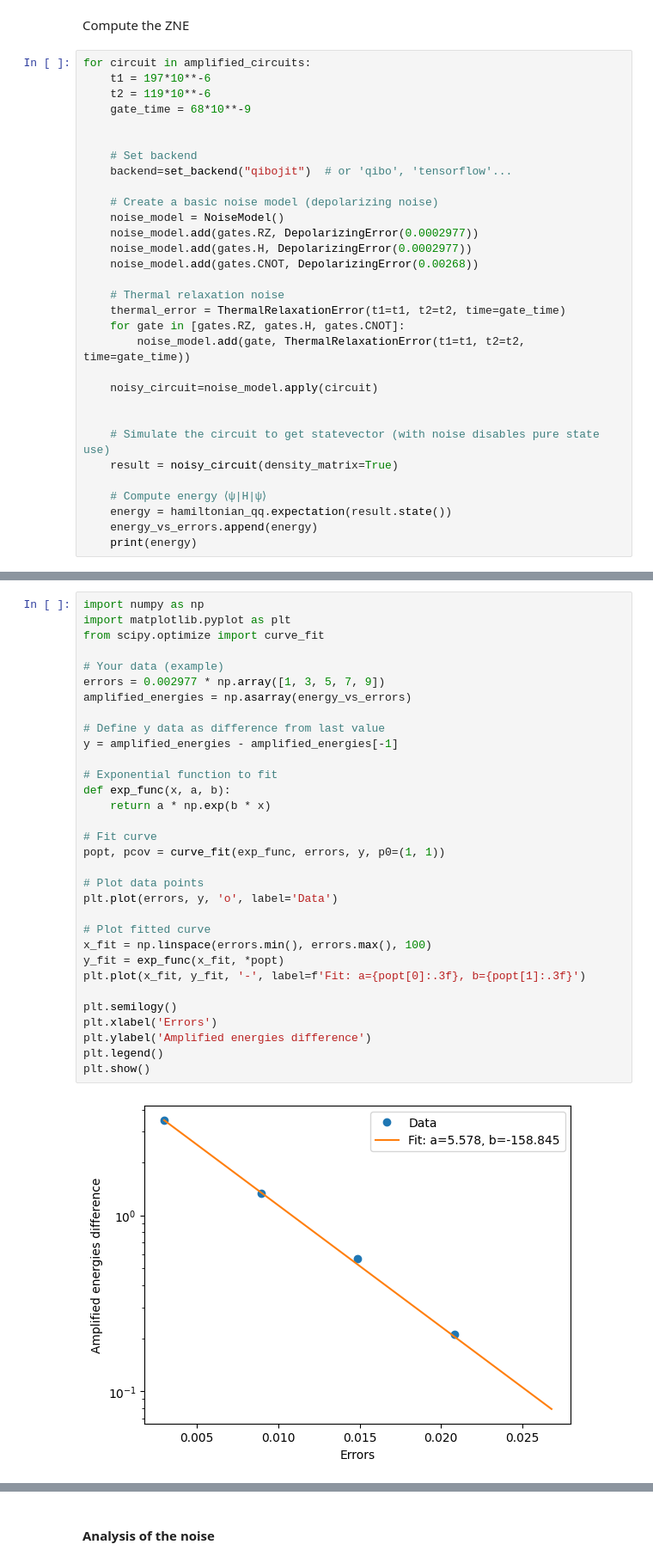
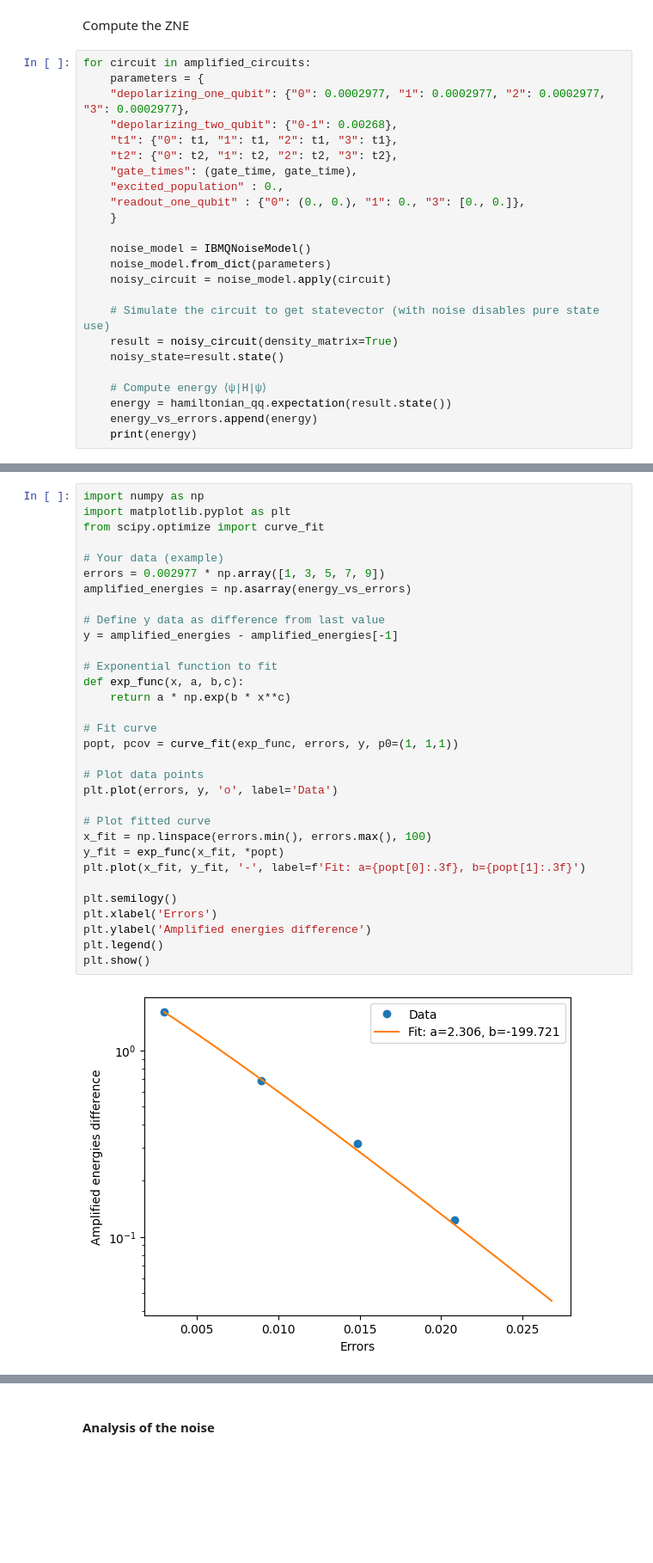
Before and after one commit to emacosta95/2nd_qa4nsm, a Jupyter notebook: ImplementationQibo.ipynb, the cells around one changed output, grey strips where cells are left out. Shown at 86% size. Cells and saved outputs as stored; diff of their text form; blank space fills up the shorter version.

```diff
--- a/ImplementationQibo.ipynb
+++ b/ImplementationQibo.ipynb
@@ -371,30 +409,23 @@ print(energy)
 Compute the ZNE
 # %%
 for circuit in amplified_circuits:
-    t1 = 197*10**-6
-    t2 = 119*10**-6
-    gate_time = 68*10**-9
+    parameters = {
+    "depolarizing_one_qubit": {"0": 0.0002977, "1": 0.0002977, "2": 0.0002977, "3": 0.0002977},
+    "depolarizing_two_qubit": {"0-1": 0.00268},
+    "t1": {"0": t1, "1": t1, "2": t1, "3": t1},
+    "t2": {"0": t2, "1": t2, "2": t2, "3": t2},
+    "gate_times": (gate_time, gate_time),
+    "excited_population" : 0.,
+    "readout_one_qubit" : {"0": (0., 0.), "1": 0., "3": [0., 0.]},
+    }
 
-
-    # Set backend
-    backend=set_backend("qibojit")  # or 'qibo', 'tensorflow'...
-
-    # Create a basic noise model (depolarizing noise)
-    noise_model = NoiseModel()
-    noise_model.add(gates.RZ, DepolarizingError(0.0002977))
-    noise_model.add(gates.H, DepolarizingError(0.0002977))
-    noise_model.add(gates.CNOT, DepolarizingError(0.00268))
-
-    # Thermal relaxation noise
-    thermal_error = ThermalRelaxationError(t1=t1, t2=t2, time=gate_time)
-    for gate in [gates.RZ, gates.H, gates.CNOT]:
-        noise_model.add(gate, ThermalRelaxationError(t1=t1, t2=t2, time=gate_time))
-
-    noisy_circuit=noise_model.apply(circuit)
-
+    noise_model = IBMQNoiseModel()
+    noise_model.from_dict(parameters)
+    noisy_circuit = noise_model.apply(circuit)
 
     # Simulate the circuit to get statevector (with noise disables pure state use)
     result = noisy_circuit(density_matrix=True)
+    noisy_state=result.state()
 
     # Compute energy ⟨ψ|H|ψ⟩
     energy = hamiltonian_qq.expectation(result.state())
@@ -406,35 +439,35 @@ SystemError: CPUDispatcher(<function multicontrol_apply_x_kernel at 0x...>) retu
 # %%
 import numpy as np
 import matplotlib.pyplot as plt
 from scipy.optimize import curve_fit
 
 # Your data (example)
 errors = 0.002977 * np.array([1, 3, 5, 7, 9])
 amplified_energies = np.asarray(energy_vs_errors)
 
 # Define y data as difference from last value
 y = amplified_energies - amplified_energies[-1]
 
 # Exponential function to fit
-def exp_func(x, a, b):
-    return a * np.exp(b * x)
+def exp_func(x, a, b,c):
+    return a * np.exp(b * x**c)
 
 # Fit curve
-popt, pcov = curve_fit(exp_func, errors, y, p0=(1, 1))
+popt, pcov = curve_fit(exp_func, errors, y, p0=(1, 1,1))
 
 # Plot data points
 plt.plot(errors, y, 'o', label='Data')
 
 # Plot fitted curve
 x_fit = np.linspace(errors.min(), errors.max(), 100)
 y_fit = exp_func(x_fit, *popt)
 plt.plot(x_fit, y_fit, '-', label=f'Fit: a={popt[0]:.3f}, b={popt[1]:.3f}')
 
 plt.semilogy()
 plt.xlabel('Errors')
 plt.ylabel('Amplified energies difference')
 plt.legend()
 plt.show()
 # %% [output]
-[figure, old version]
+[figure, new version]
 # %%
```
Also changed, not shown: parts of 20 cells of this notebook.
